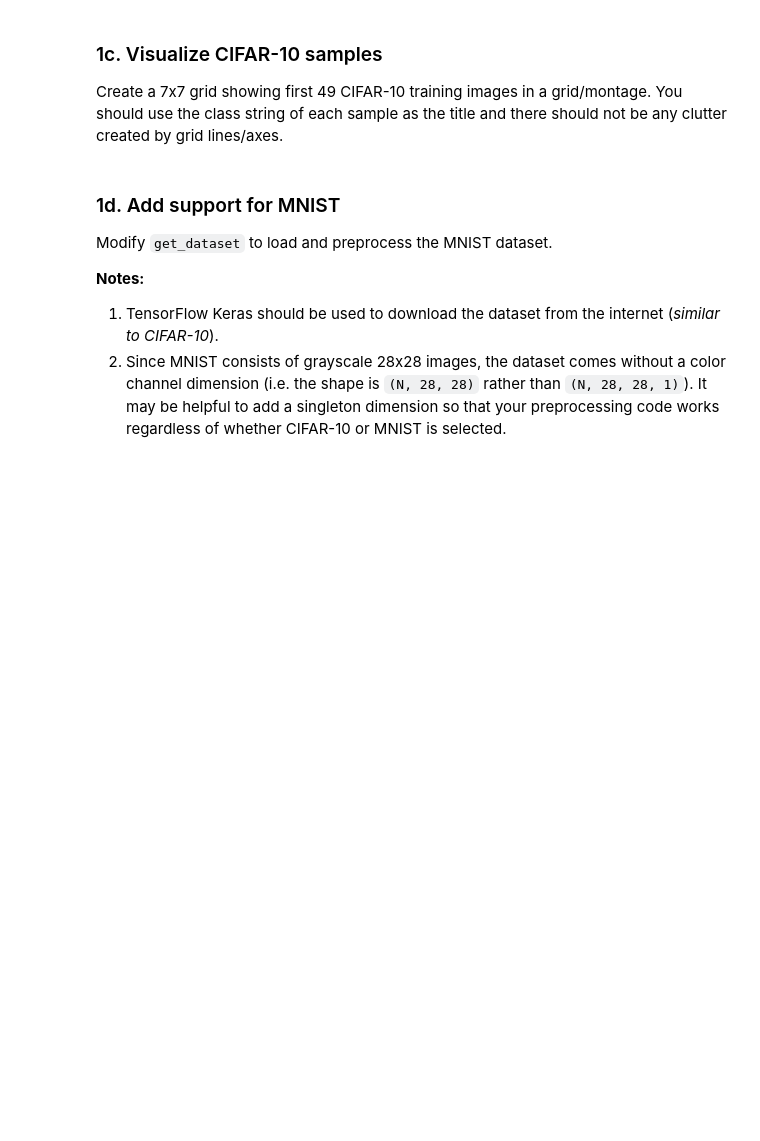
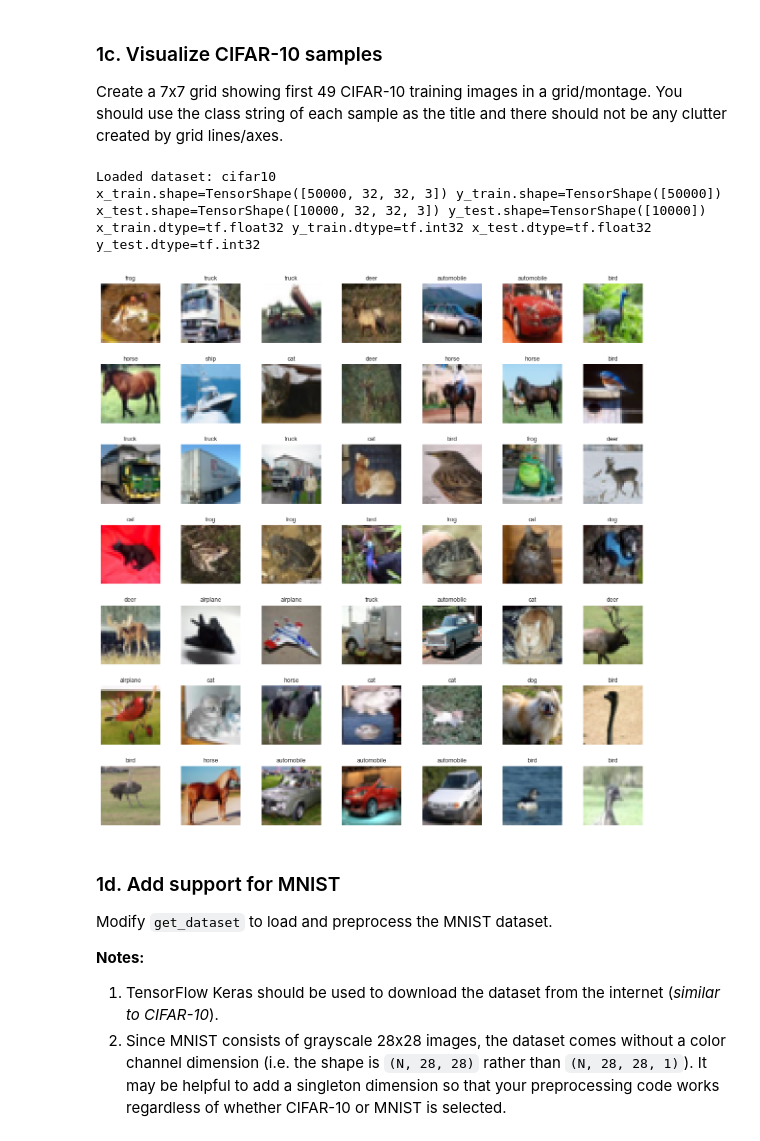
Before and after one commit to sampolz/Neural-Networks, a Jupyter notebook: CS443 Project 1/images_datasets.ipynb, the cells around one changed output. Drawn from its saved outputs; the diff is of its cells as text; code cells hidden in the pictures; blank space fills up the shorter version.

```diff
--- a/CS443 Project 1/images_datasets.ipynb
+++ b/CS443 Project 1/images_datasets.ipynb
@@ -208,7 +219,27 @@ print(f'The first few val class labels are\n{y_val_split[:6]} and they should be
 
 Create a 7x7 grid showing first 49 CIFAR-10 training images in a grid/montage. You should use the class string of each sample as the title and there should not be any clutter created by grid lines/axes.
 # %%
+x_train, y_train, x_test, y_test = get_dataset('cifar10', norm_method='none', flatten=False)
+
 classnames = ['airplane', 'automobile', 'bird', 'cat', 'deer', 'dog', 'frog', 'horse', 'ship', 'truck']
+
+fig, axes = plt.subplots(7, 7, figsize=(12, 12))
+
+for i, ax in enumerate(axes.flat):
+    img = x_train[i].numpy()
+    label = int(y_train[i].numpy())
+    ax.imshow(img)
+    ax.set_title(classnames[label], fontsize=9)
+    ax.axis('off')
+
+plt.tight_layout()
+plt.show()
+# %% [output]
+Loaded dataset: cifar10
+x_train.shape=TensorShape([50000, 32, 32, 3]) y_train.shape=TensorShape([50000])
+x_test.shape=TensorShape([10000, 32, 32, 3]) y_test.shape=TensorShape([10000])
+x_train.dtype=tf.float32 y_train.dtype=tf.int32 x_test.dtype=tf.float32 y_test.dtype=tf.int32
+[figure, added]
 # %% [markdown]
 ### 1d. Add support for MNIST
 
```
Also changed, not shown: parts of 3 cells of this notebook, 1 other file.
